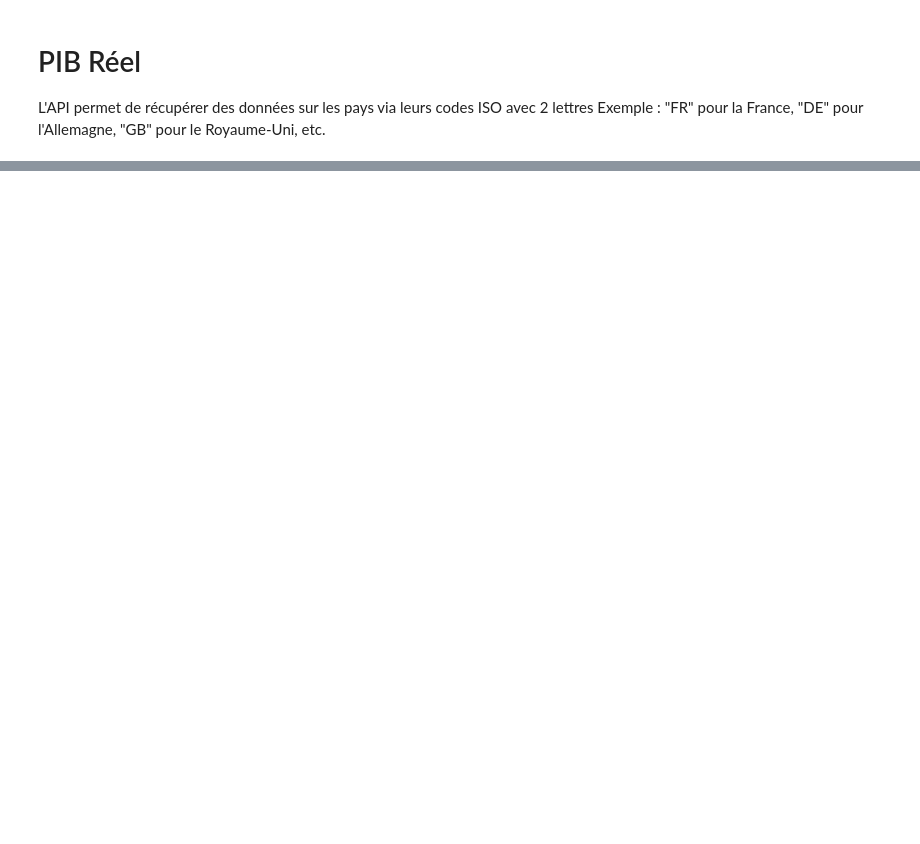
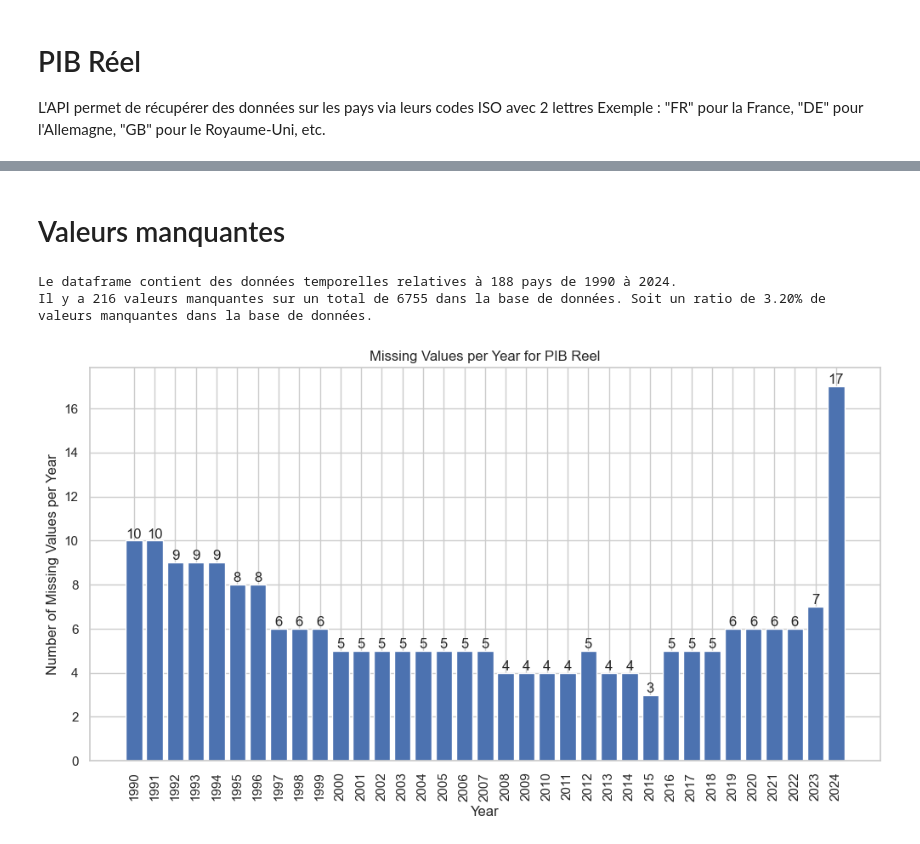
Before and after one commit to nile2304/Data-Science-Project-ENSAE, a Jupyter notebook: main.ipynb, the cells around one changed output, grey strips where cells are left out. Drawn from its saved outputs; the diff is of its cells as text; code cells hidden in the pictures; blank space fills up the shorter version.

```diff
--- a/main.ipynb
+++ b/main.ipynb
@@ -42,11 +45,8 @@ Exemple : "FR" pour la France, "DE" pour l'Allemagne, "GB" pour le Royaume-Uni,
 # %%
 wb = dc.WorldBankData()
 
-# Récupérer le PIB réel pour tous les pays du monde entre 2000 et 2024
-liste_pays = codesISO_data["ISO-2"].tolist()
-PIB_Reel_data = wb.get_indicator("PIB_reel", liste_pays, start=2015, end=2024)
-
-PIB_Reel_data.head()
-
-wb.plot("PIB_reel", title="Évolution du log(PIB réel) (2024 USD)")
+# Récupérer le PIB réel pour tous les pays du monde entre 1900 et 2024
+liste_pays = codesISO_data["ISO-3"].tolist()
+PIB_Reel_data = wb.get_indicator("PIB", liste_pays, start=1990, end=2024)
+PIB_Reel_data
 # %% [output]
@@ -122,0 +115,14 @@ ConnectionError: Erreur API : 403
+# %%
+# Matcher maintenant les pays aux ISO
+
+ISO_matching_dictionnary = {}
+for i in range(len(codesISO_data)):
+    line = codesISO_data.iloc[i]
+    ISO_matching_dictionnary[line["Pays"]] = line["ISO-3"]
+
+ISO_matching_dictionnary
+
+for key in matching_dictionnary.keys():
+    matching_dictionnary[key] = ISO_matching_dictionnary[matching_dictionnary[key]]
+
+matching_dictionnary
@@ -122,0 +147,3 @@ ConnectionError: Erreur API : 403
+# %%
+PIB_Reel_data["country"] = PIB_Reel_data['country'].apply(lambda x: matching_dictionnary[x] if x in matching_dictionnary.keys() else x)
+PIB_Reel_data
@@ -122,0 +164,16 @@ ConnectionError: Erreur API : 403
+# %% [markdown]
+# Valeurs manquantes
+# %%
+PIB_Reel_data
+da.check_missing_values(PIB_Reel_data,"PIB")
+# %% [output]
+Le dataframe contient des données temporelles relatives à 188 pays de 1990 à 2024.
+Il y a 216 valeurs manquantes sur un total de 6755 dans la base de données. Soit un ratio de 3.20% de valeurs manquantes dans la base de données.
+# %%
+# Là on va checker d'où viennent les valeurs manquantes
+
+# On va d'abord faire une analyse par date pour voir si c'est ça qui cause le problème
+
+dv.plot_missing_values_per_year(PIB_Reel_data,"PIB")
+# %% [output]
+[figure, added]
```
Also changed, not shown: parts of 48 cells of this notebook.
